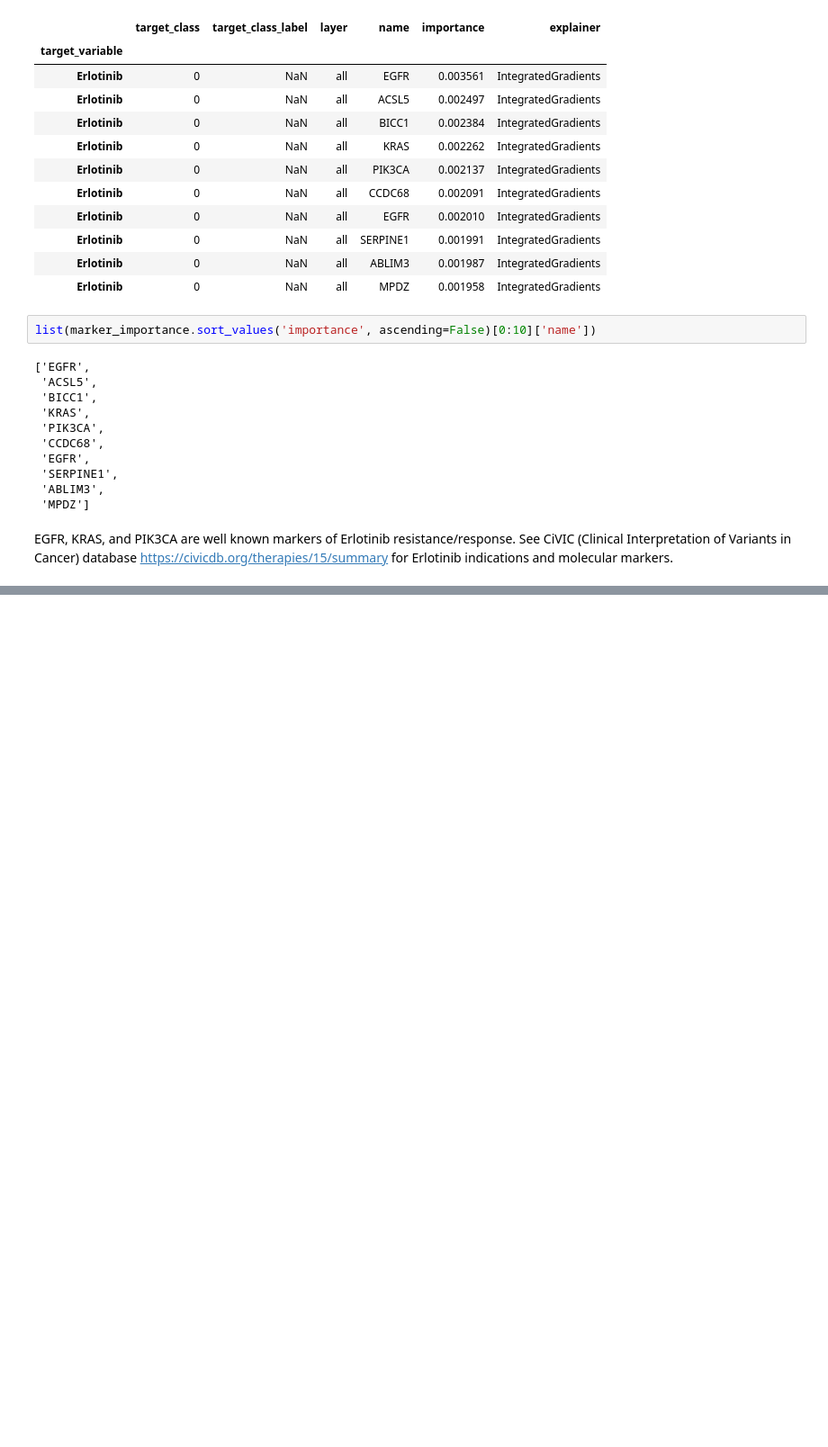
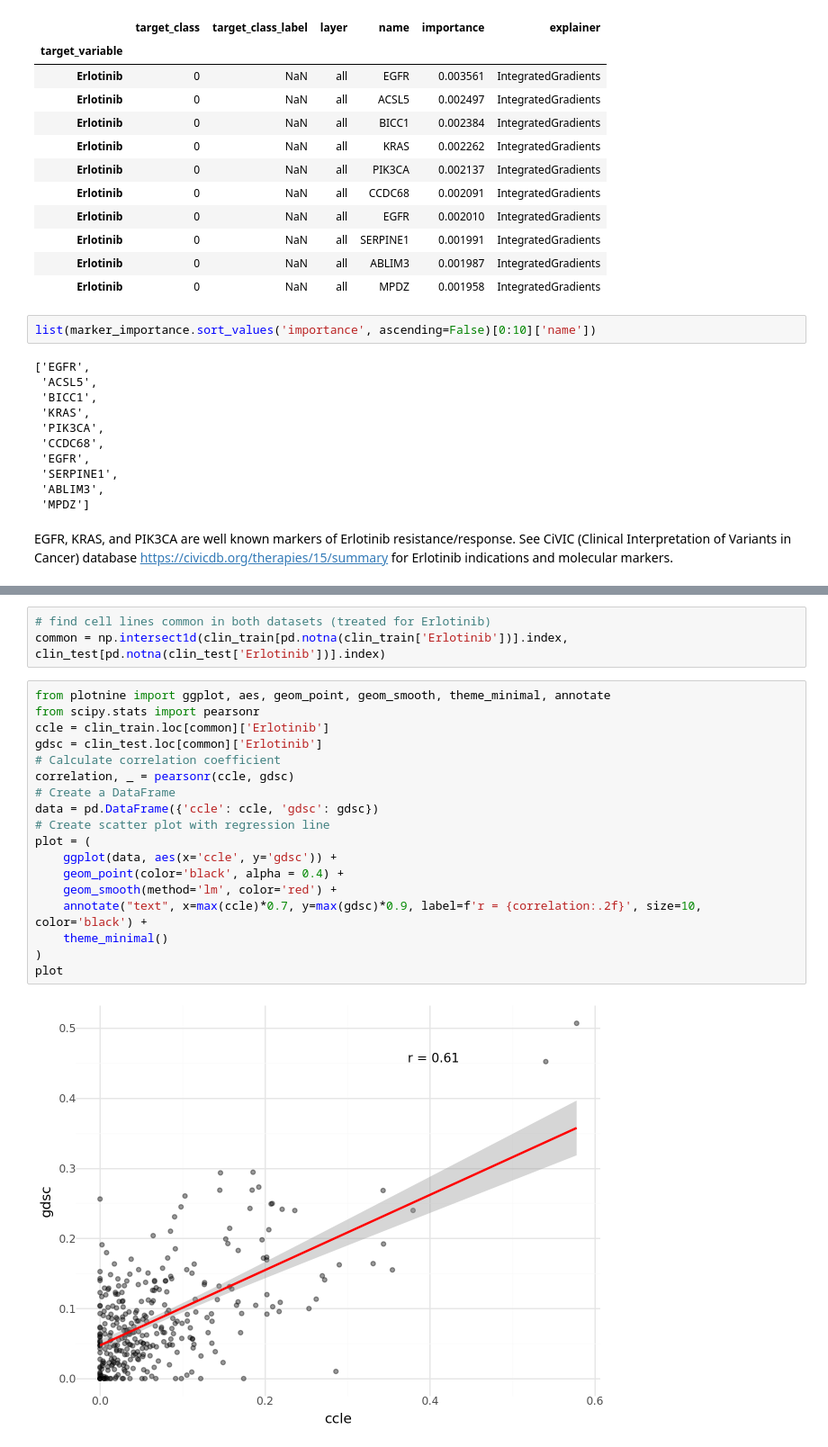
Before and after one commit to theSamurai1997/compgen_course_2025_module3_my_session, a Jupyter notebook: solutions/hw3/analyse_experiments.ipynb, the cells around one changed output, grey strips where cells are left out. Shown: that part at 90% size. Cells and saved outputs as stored; diff of their text form; blank space fills up the shorter version.

Commit message:
add note about ccle/gdsc reproducibility

```diff
--- a/solutions/hw3/analyse_experiments.ipynb
+++ b/solutions/hw3/analyse_experiments.ipynb
@@ -127,0 +134,23 @@ EGFR, KRAS, and PIK3CA are well known markers of Erlotinib resistance/response.
+# %%
+# find cell lines common in both datasets (treated for Erlotinib)
+common = np.intersect1d(clin_train[pd.notna(clin_train['Erlotinib'])].index, clin_test[pd.notna(clin_test['Erlotinib'])].index)
+# %%
+from plotnine import ggplot, aes, geom_point, geom_smooth, theme_minimal, annotate
+from scipy.stats import pearsonr
+ccle = clin_train.loc[common]['Erlotinib']
+gdsc = clin_test.loc[common]['Erlotinib']
+# Calculate correlation coefficient
+correlation, _ = pearsonr(ccle, gdsc)
+# Create a DataFrame
+data = pd.DataFrame({'ccle': ccle, 'gdsc': gdsc})
+# Create scatter plot with regression line
+plot = (
+    ggplot(data, aes(x='ccle', y='gdsc')) +
+    geom_point(color='black', alpha = 0.4) +
+    geom_smooth(method='lm', color='red') +
+    annotate("text", x=max(ccle)*0.7, y=max(gdsc)*0.9, label=f'r = {correlation:.2f}', size=10, color='black') +
+    theme_minimal()
+)
+plot
+# %% [output]
+[figure, added]
```
Also changed, not shown: parts of 3 cells of this notebook.
